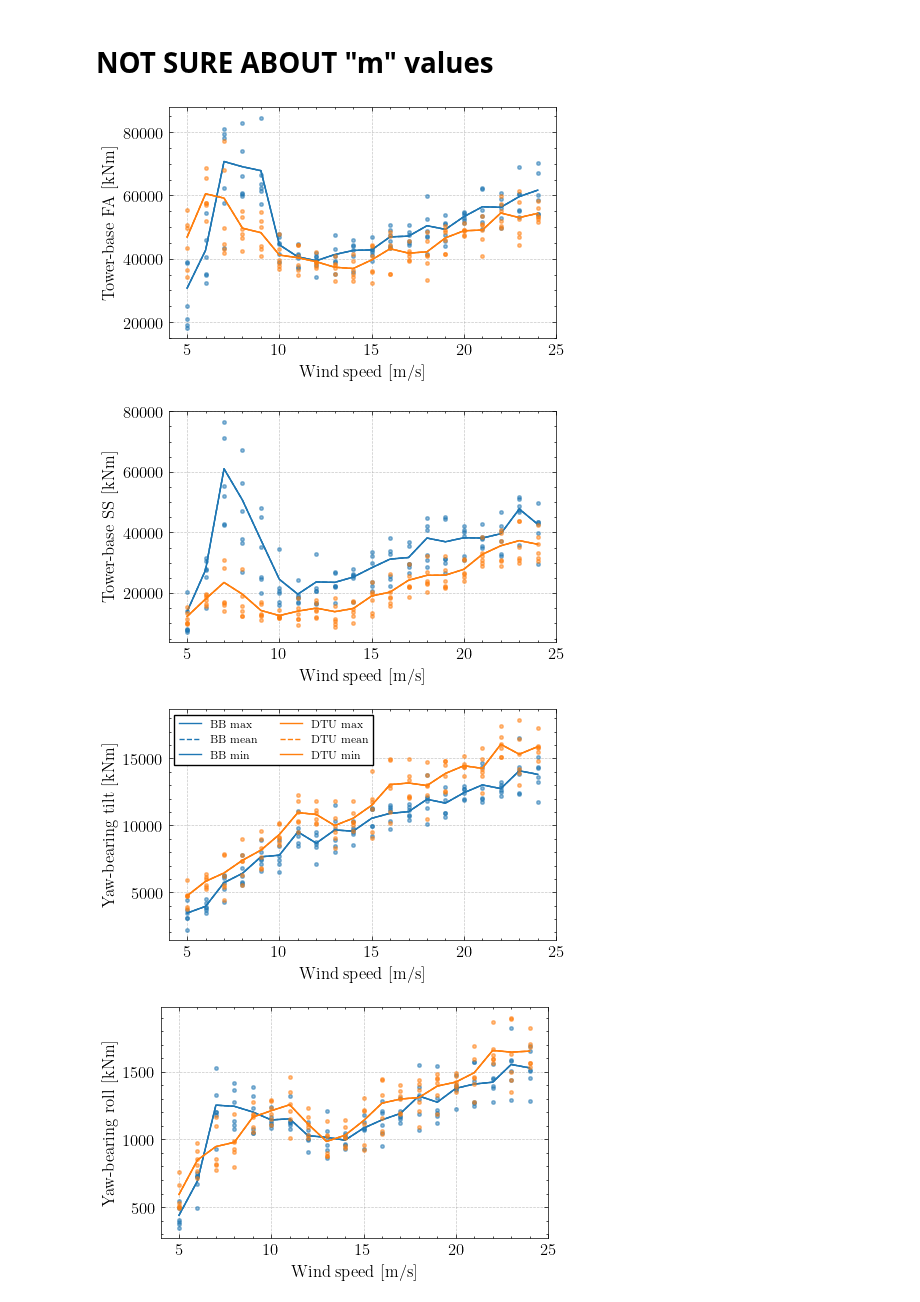
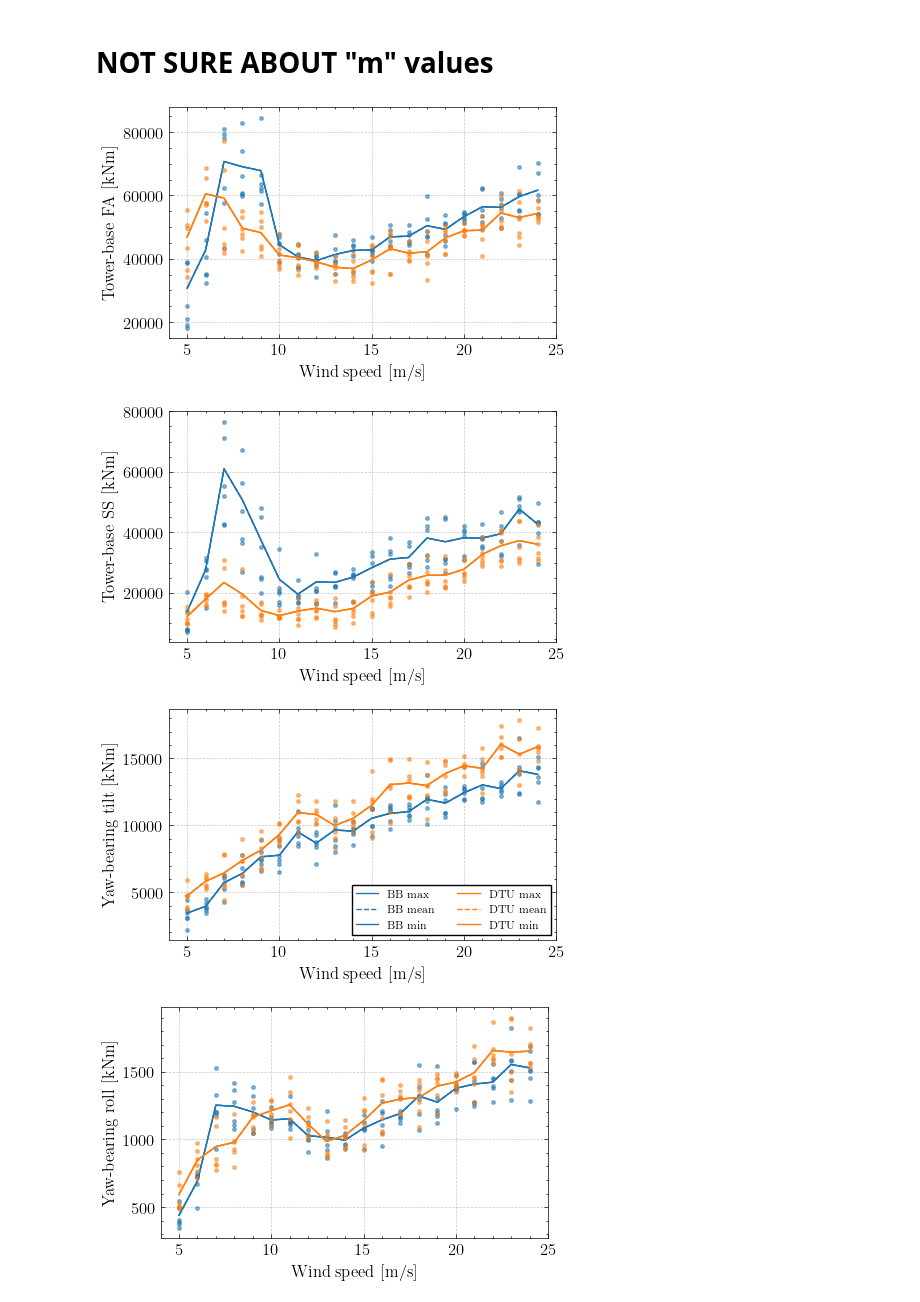
Before and after one commit to SpyrosAcheimastos/LAC, a Jupyter notebook: Assignment_4/code/plot_turb_Spyros.ipynb, the cells around one changed output. Drawn from its saved outputs; the diff is of its cells as text; code cells hidden in the pictures.

```diff
--- a/Assignment_4/code/plot_turb_Spyros.ipynb
+++ b/Assignment_4/code/plot_turb_Spyros.ipynb
@@ -290,35 +290,35 @@ for iplot, chan_id in enumerate(chan_ids):
     plt.plot(points_BB['wsp'], points_BB['del'], '.', color='tab:blue', alpha=0.2, markersize=5)
     plt.plot(points_BB['wsp'], points_BB['del'], '.', color='tab:blue', alpha=0.2, markersize=5)
     plt.plot(points_BB['wsp'], points_BB['del'], '.', color='tab:blue', alpha=0.2, markersize=5)
     plt.plot(lines_BB['wsp'], lines_BB['del'], '-', color='tab:blue', label='BB max')
     plt.plot(lines_BB['wsp'], lines_BB['del'], '--', color='tab:blue', label='BB mean')
     plt.plot(lines_BB['wsp'], lines_BB['del'], '-', color='tab:blue', label='BB min')
 
     # Plot DTU
     plt.plot(points_DTU['wsp'], points_DTU['del'], '.', color='tab:orange', alpha=0.2, markersize=5)
     plt.plot(points_DTU['wsp'], points_DTU['del'], '.', color='tab:orange', alpha=0.2, markersize=5)
     plt.plot(points_DTU['wsp'], points_DTU['del'], '.', color='tab:orange', alpha=0.2, markersize=5)
     plt.plot(lines_DTU['wsp'], lines_DTU['del'], '-', color='tab:orange', label='DTU max')
     plt.plot(lines_DTU['wsp'], lines_DTU['del'], '--', color='tab:orange', label='DTU mean')
     plt.plot(lines_DTU['wsp'], lines_DTU['del'], '-', color='tab:orange', label='DTU min')
 
     # Add legend to only 1 from each group
     if chan_id == 'YbTilt':
-        plt.legend(loc='best', fontsize=8, ncol=2)
+        plt.legend(loc='lower right', fontsize=8, ncol=2)
 
     # Formatting the plot
     plt.xlabel('Wind speed [m/s]')
     plt.ylabel(chan_labels[iplot])
     plt.xlim([4, 25])
     plt.tick_params(axis='both', bottom=True, top=True, left=True, right=True, direction='in', which='major')
     plt.grid(linestyle='--', linewidth=0.5, alpha=0.7)
     plt.savefig(f'Plots/del_{chan_id}.pdf', dpi=300, bbox_inches='tight')
 
     plt.show()
 # %% [output]
 [figure]
 [figure]
-[figure, old version]
+[figure, new version]
 [figure]
 [figure]
 [figure]
```
